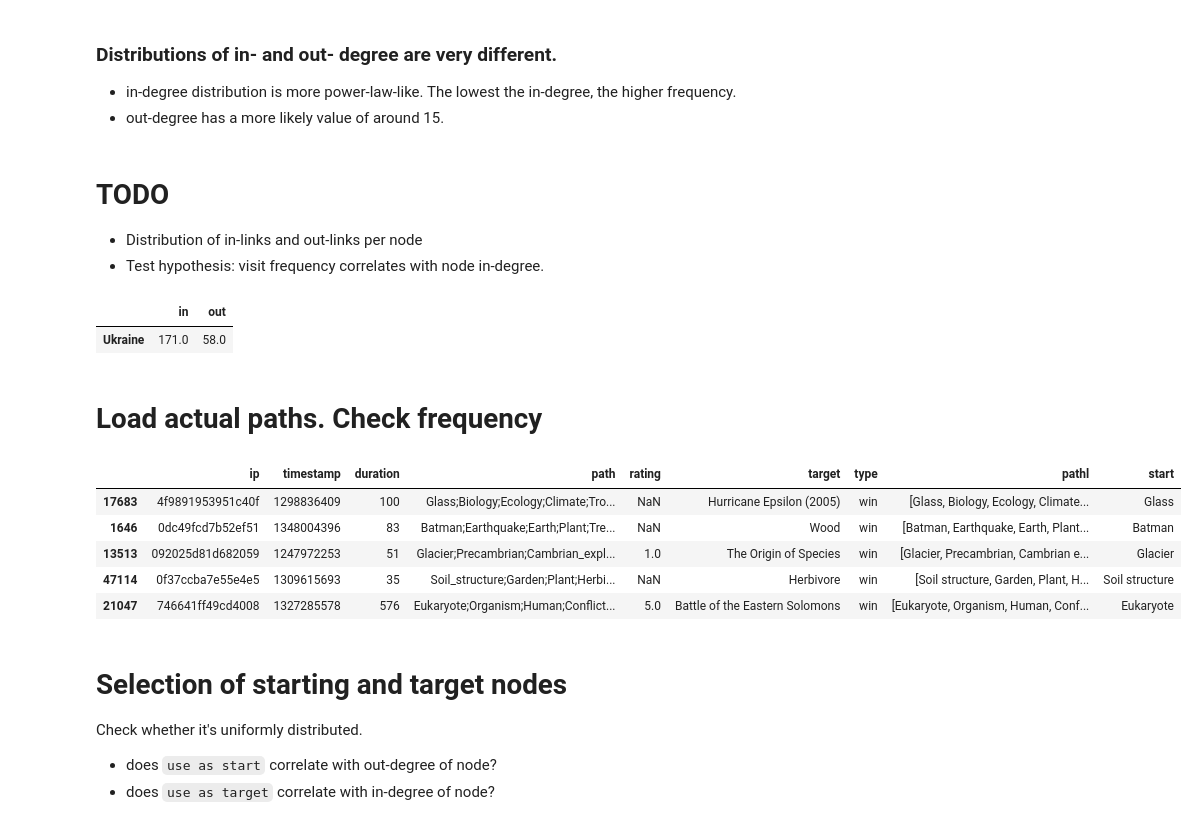
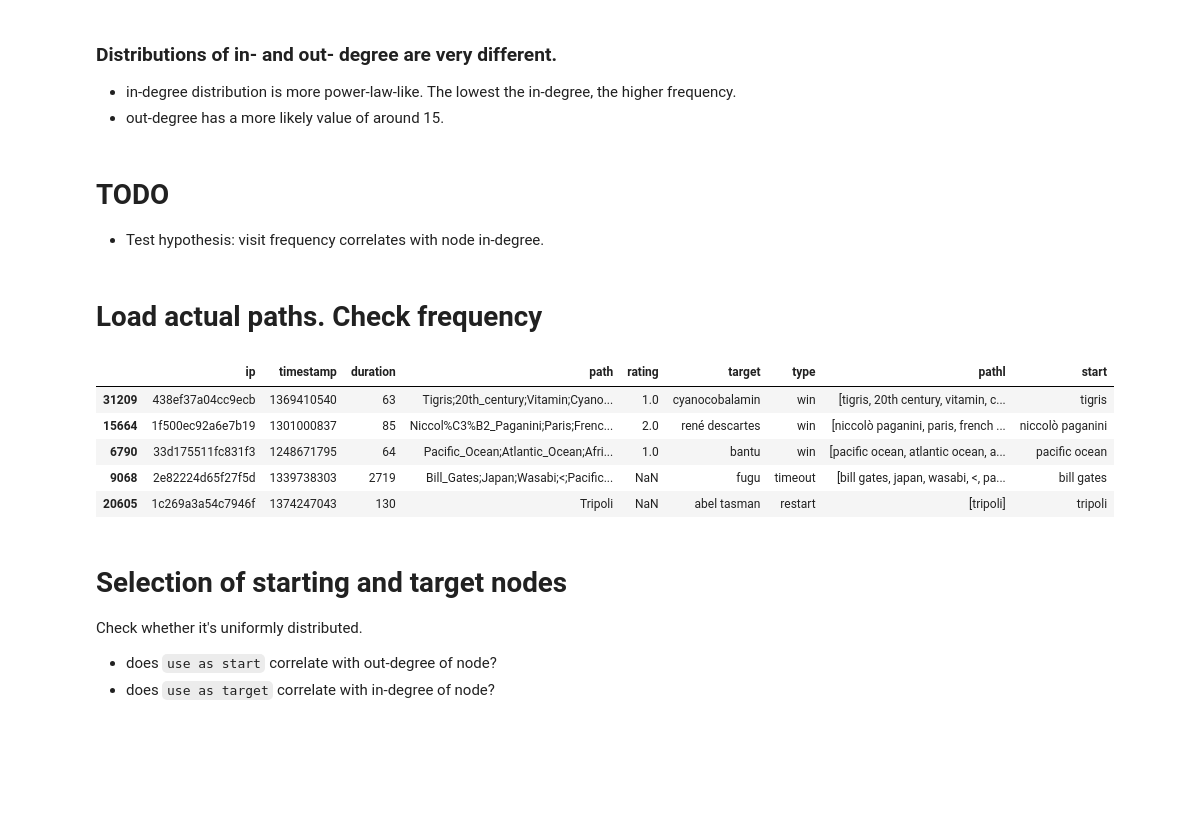
Before and after one commit to epfl-ada/ada-2022-project-theadalyzers, a Jupyter notebook: network-analysis.ipynb, the cells around one changed output. Drawn from its saved outputs; the diff is of its cells as text; code cells hidden in the pictures; blank space fills up the shorter version.

```diff
--- a/network-analysis.ipynb
+++ b/network-analysis.ipynb
@@ -5,10 +5,13 @@ import matplotlib.pyplot as plt
 import seaborn as sns
 import urllib.parse
 
+pd.set_option('mode.chained_assignment', None)
+
 def str_url_format(word):
     return (urllib.parse.unquote(word)
-                .replace("_", " ")
-                .strip())
+            .replace("_", " ")
+            .strip()
+            .lower())
 
 # Graph is defined in file `links.tsv`
 df = (pd.read_csv("wikispeedia/wikispeedia_paths-and-graph/links.tsv",
@@ -16,9 +19,8 @@ df = (pd.read_csv("wikispeedia/wikispeedia_paths-and-graph/links.tsv",
                   sep="\t",
                   header=None)
       .applymap(str_url_format)
-      .applymap(str.strip)
-      .rename(columns={0:"out",
-                       1:"in"})
+      .rename(columns={0:"src",
+                       1:"tgt"})
      )
 
 df.sample(5)
@@ -154,14 +158,7 @@ plt.legend();
 # %% [markdown]
 # TODO
 
-- Distribution of in-links and out-links per node
 - Test hypothesis: visit frequency correlates with node in-degree.
-# %%
-# Ukraine_A is not in this df (meaning no link points to it)
-degree_freq[degree_freq.index.str.startswith("Ukraine")]
-# %% [output]
-|  | in | out |
-| Ukraine | 171.0 | 58.0 |
 # %% [markdown]
 # Load actual paths. Check frequency
 # %%
@@ -170,9 +167,10 @@ def split_decode_path(path):
              .strip()
              .split(";"))
     return list(map(
-        urllib.parse.unquote,
+        str_url_format,
         pathl
     ))
+
 
 df_paths_success = (pd.read_csv("wikispeedia/wikispeedia_paths-and-graph/paths_finished.tsv",
                           skiprows=15,
@@ -189,38 +187,38 @@ df_paths_success["target"] = (df_paths_success["path"]
                               .apply(lambda x: str_url_format(x).split(";")[-1]))
 df_paths_success["type"] = "win"
 
 
 df_paths_fail = (pd.read_csv("wikispeedia/wikispeedia_paths-and-graph/paths_unfinished.tsv",
                              skiprows=16,
                              sep="\t",
                              header=None)
                  .rename(columns={0:"ip",
                                   1:"timestamp",
                                   2:"duration",
                                   3:"path",
                                   4:"target",
                                   5:"type"})
              )
 
 # Join dfs to get a full df with all paths
 df_paths = pd.concat([df_paths_success,
                       df_paths_fail])
 
 # Get path list
 df_paths["pathl"] = df_paths["path"].apply(split_decode_path)
 # Decode target from url
 df_paths["target"] = df_paths["target"].apply(str_url_format)
 # Get starting node
 df_paths["start"] = df_paths["pathl"].apply(lambda x:x[0])
 
 df_paths.sample(5)
 # %% [output]
 |  | ip | timestamp | duration | path | rating | target | type | pathl | start |
-| 17683 | 4f9891953951c40f | 1298836409 | 100 | Glass;Biology;Ecology;Climate;Tro... | NaN | Hurricane Epsilon (2005) | win | [Glass, Biology, Ecology, Climate... | Glass |
-| 1646 | 0dc49fcd7b52ef51 | 1348004396 | 83 | Batman;Earthquake;Earth;Plant;Tre... | NaN | Wood | win | [Batman, Earthquake, Earth, Plant... | Batman |
-| 13513 | 092025d81d682059 | 1247972253 | 51 | Glacier;Precambrian;Cambrian_expl... | 1.0 | The Origin of Species | win | [Glacier, Precambrian, Cambrian e... | Glacier |
-| 47114 | 0f37ccba7e55e4e5 | 1309615693 | 35 | Soil_structure;Garden;Plant;Herbi... | NaN | Herbivore | win | [Soil structure, Garden, Plant, H... | Soil structure |
-| 21047 | 746641ff49cd4008 | 1327285578 | 576 | Eukaryote;Organism;Human;Conflict... | 5.0 | Battle of the Eastern Solomons | win | [Eukaryote, Organism, Human, Conf... | Eukaryote |
+| 31209 | 438ef37a04cc9ecb | 1369410540 | 63 | Tigris;20th_century;Vitamin;Cyano... | 1.0 | cyanocobalamin | win | [tigris, 20th century, vitamin, c... | tigris |
+| 15664 | 1f500ec92a6e7b19 | 1301000837 | 85 | Niccol%C3%B2_Paganini;Paris;Frenc... | 2.0 | rené descartes | win | [niccolò paganini, paris, french ... | niccolò paganini |
+| 6790 | 33d175511fc831f3 | 1248671795 | 64 | Pacific_Ocean;Atlantic_Ocean;Afri... | 1.0 | bantu | win | [pacific ocean, atlantic ocean, a... | pacific ocean |
+| 9068 | 2e82224d65f27f5d | 1339738303 | 2719 | Bill_Gates;Japan;Wasabi;<;Pacific... | NaN | fugu | timeout | [bill gates, japan, wasabi, <, pa... | bill gates |
+| 20605 | 1c269a3a54c7946f | 1374247043 | 130 | Tripoli | NaN | abel tasman | restart | [tripoli] | tripoli |
 # %% [markdown]
 # Selection of starting and target nodes
 
```
Also changed, not shown: parts of 20 cells of this notebook.
